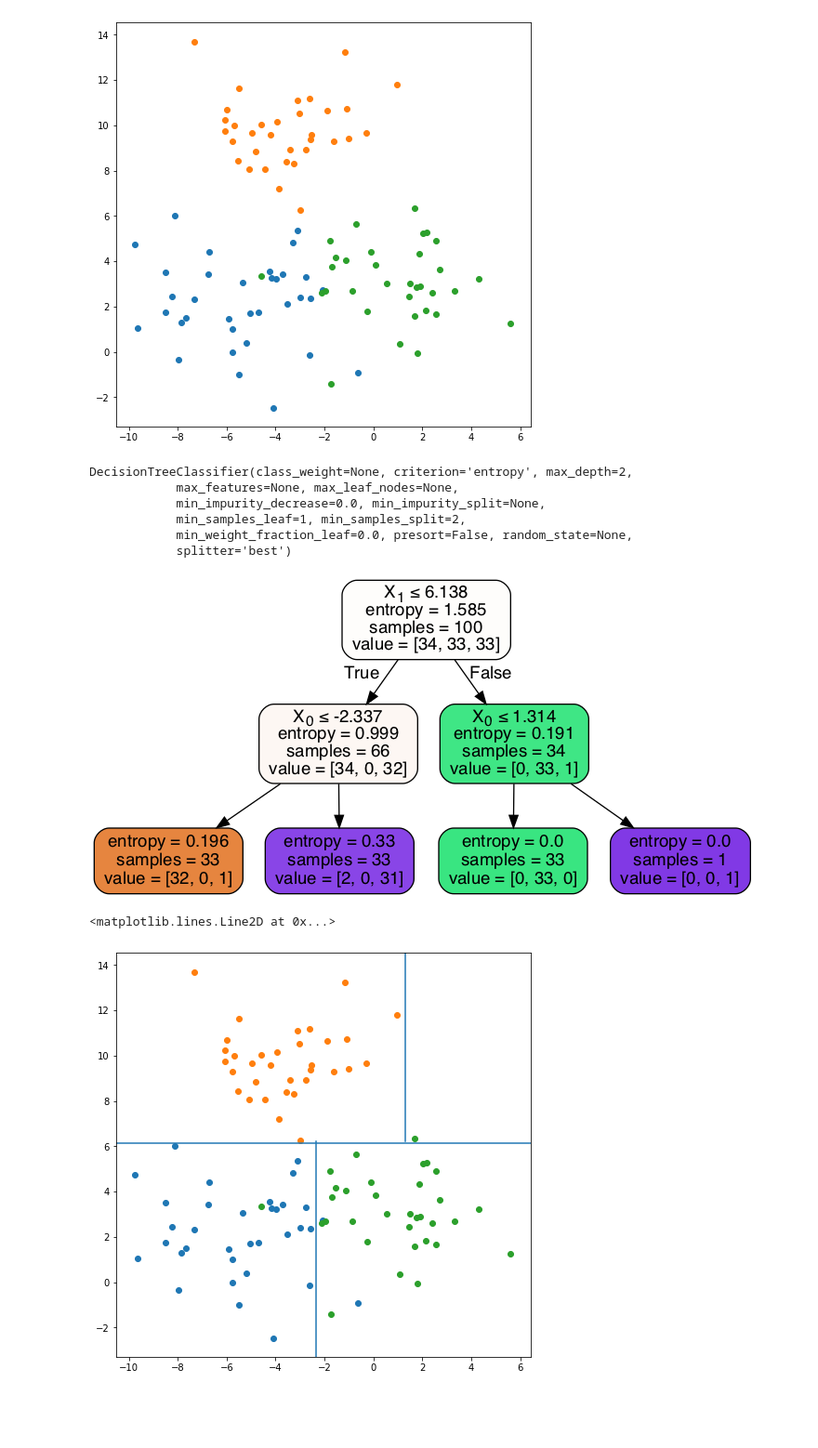
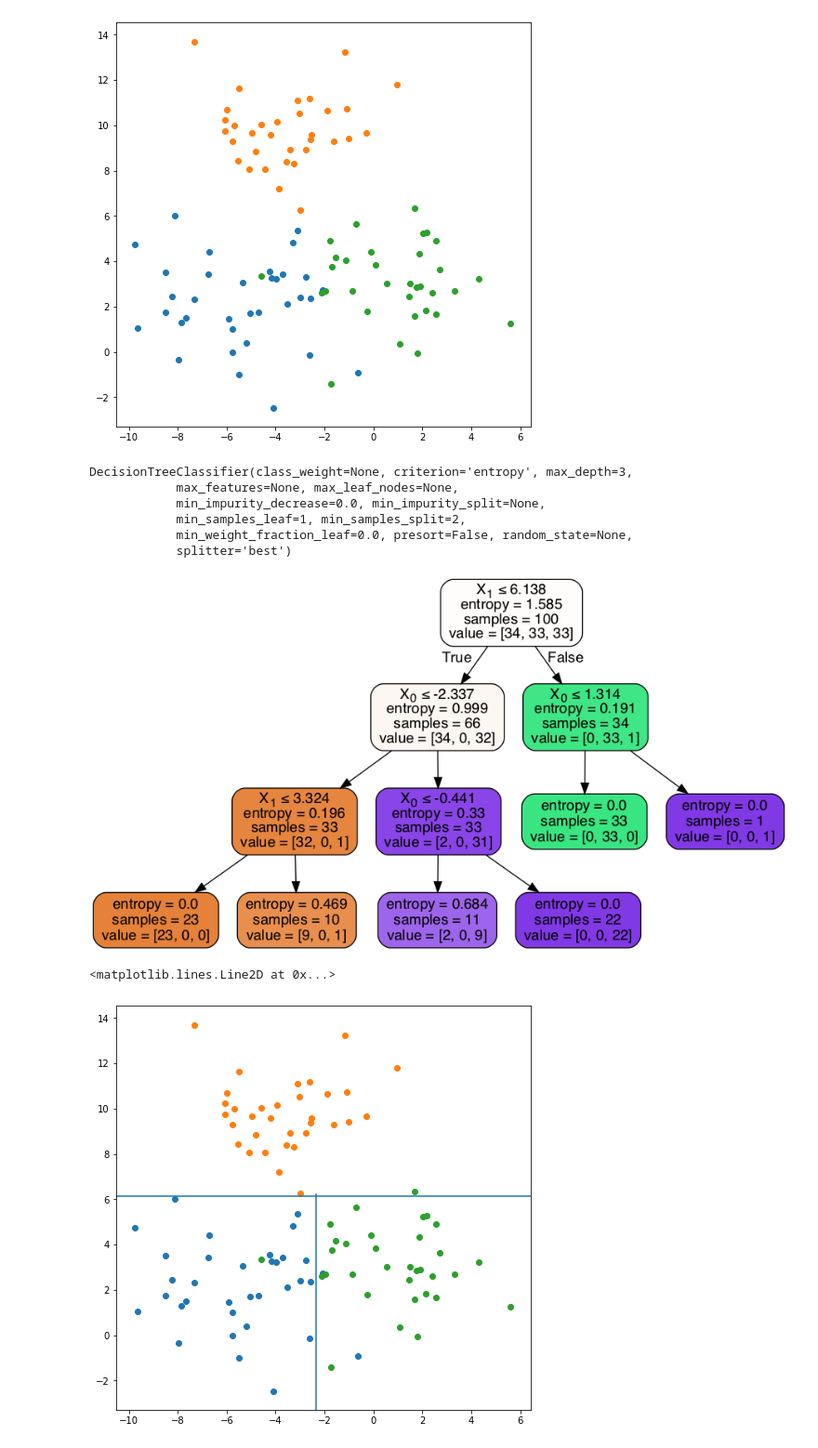
Before and after one commit to max-miller/ds_ground_up, a Jupyter notebook: neighbors_tree/tree_visuals.ipynb, the cells around one changed output. Shown at 93% size. Saved outputs shown, nothing was run; the diff lists cells and outputs as text; code cells hidden in the pictures; blank space fills up the shorter version.

Commit message:
Tree update

```diff
--- a/neighbors_tree/tree_visuals.ipynb
+++ b/neighbors_tree/tree_visuals.ipynb
@@ -22,10 +22,10 @@ graph_classes(x,y)
 # %% [output]
 [figure]
 # %%
-tree = DecisionTreeClassifier(max_depth=2,criterion='entropy')
+tree = DecisionTreeClassifier(max_depth=3,criterion='entropy')
 tree.fit(x,y)
 # %% [output]
-DecisionTreeClassifier(class_weight=None, criterion='entropy', max_depth=2,
+DecisionTreeClassifier(class_weight=None, criterion='entropy', max_depth=3,
             max_features=None, max_leaf_nodes=None,
             min_impurity_decrease=0.0, min_impurity_split=None,
             min_samples_leaf=1, min_samples_split=2,
@@ -39,12 +39,12 @@ export_graphviz(tree, out_file=dot_data,
 graph = pydotplus.graph_from_dot_data(dot_data.getvalue())
 Image(graph.create_png())
 # %% [output]
-[figure, old version]
+[figure, new version]
 # %%
 graph_classes(x,y)
 plt.axhline(6.138)
 plt.axvline(-2.337, ymax=(6.138-y_min)/(y_max-y_min))
-plt.axvline(1.314, ymin = (6.138-y_min)/(y_max-y_min))
+#plt.axvline(1.314, ymin = (6.138-y_min)/(y_max-y_min))
 # %% [output]
 <matplotlib.lines.Line2D at 0x...>
-[figure, old version]
+[figure, new version]
```
Also changed, not shown: parts of 8 cells of this notebook.
